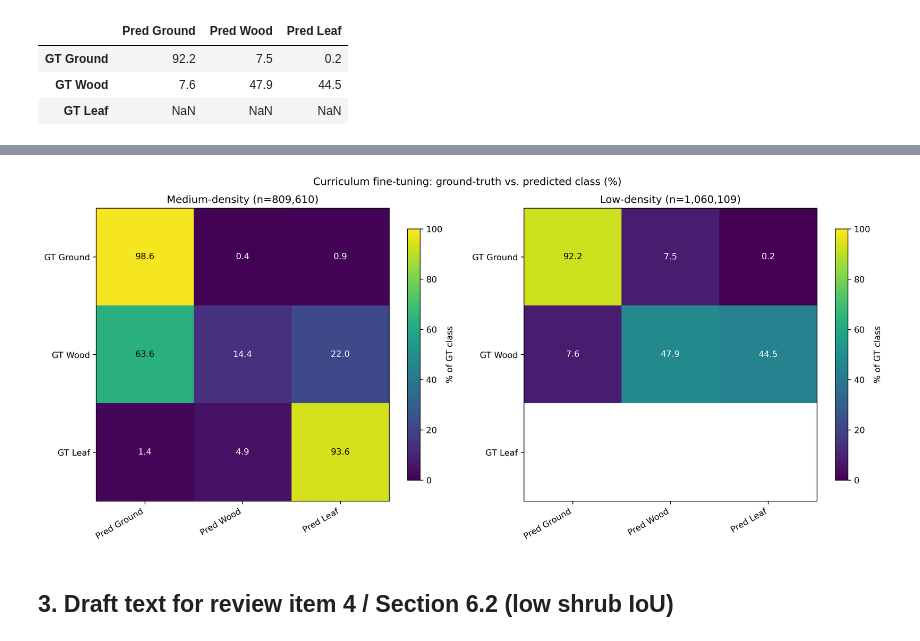
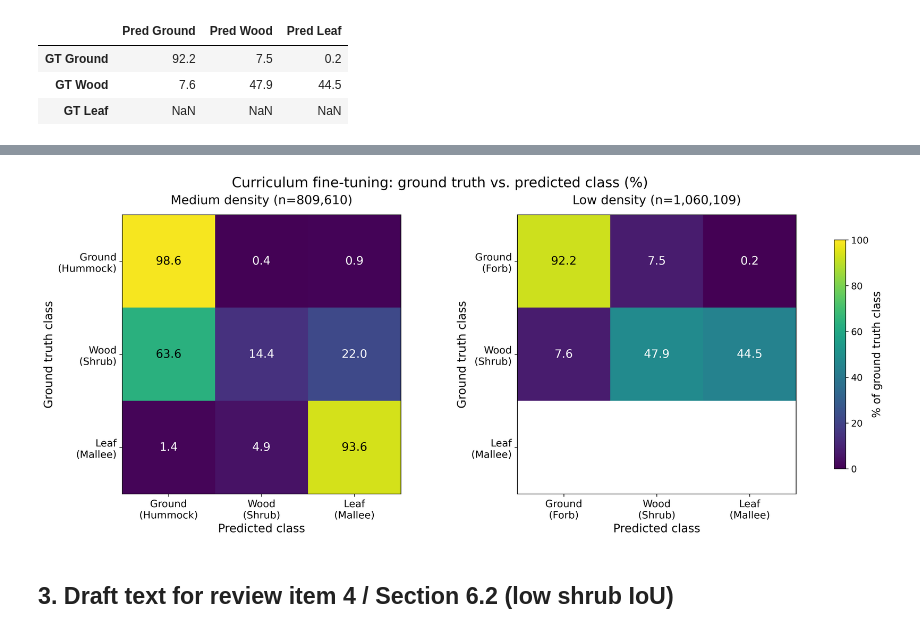
Before and after one commit to LNSOTOM/fvc_structure, a Jupyter notebook: phase_4_3D_lidar_prep/step_3_structure_class/notebooks/05_shrub_class_transition_matrix.ipynb, the cells around one changed output, grey strips where cells are left out. Saved outputs shown, nothing was run; the diff lists cells and outputs as text; code cells hidden in the pictures.

Commit message:
shrub low metric

```diff
--- a/phase_4_3D_lidar_prep/step_3_structure_class/notebooks/05_shrub_class_transition_matrix.ipynb
+++ b/phase_4_3D_lidar_prep/step_3_structure_class/notebooks/05_shrub_class_transition_matrix.ipynb
@@ -171,26 +170,88 @@ for density, label in [("medium", "Curriculum fine-tuning, medium"), ("low", "Cu
 | GT Wood | 7.6 | 47.9 | 44.5 |
 | GT Leaf | NaN | NaN | NaN |
 # %%
-fig, axes = plt.subplots(1, 2, figsize=(14, 6))
+from pathlib import Path
+
+import numpy as np
+import pandas as pd
+import matplotlib.pyplot as plt
+from IPython.display import Image, display
+
+if "OUTPUT_DIR" not in globals():
+    repo_root = Path.cwd().resolve()
+    for candidate in [repo_root, *repo_root.parents]:
+        step_dir = candidate / "phase_4_3D_lidar_prep" / "step_3_structure_class"
+        if step_dir.exists():
+            OUTPUT_DIR = step_dir / "assets" / "data_voxels_with_confidence"
+            OUTPUT_DIR.mkdir(parents=True, exist_ok=True)
+            break
+    else:
+        OUTPUT_DIR = Path(".")
+
+if "confusion_results" not in globals():
+    class_names = ["GT Ground", "GT Wood", "GT Leaf"]
+    pred_names = ["Pred Ground", "Pred Wood", "Pred Leaf"]
+    confusion_results = {
+        "medium": {
+            "pct": pd.DataFrame(
+                [[98.6, 0.4, 0.9], [63.6, 14.4, 22.0], [1.4, 4.9, 93.6]],
+                index=class_names,
+                columns=pred_names,
+            ),
+            "n": 809_610,
+        },
+        "low": {
+            "pct": pd.DataFrame(
+                [[92.2, 7.5, 0.2], [7.6, 47.9, 44.5], [np.nan, np.nan, np.nan]],
+                index=class_names,
+                columns=pred_names,
+            ),
+            "n": 1_060_109,
+        },
+    }
+
+SITE_CLASS_LABELS = {
+    "medium": {
+        "Ground": "Ground\n(Hummock)",
+        "Wood": "Wood\n(Shrub)",
+        "Leaf": "Leaf\n(Mallee)",
+    },
+    "low": {
+        "Ground": "Ground\n(Forb)",
+        "Wood": "Wood\n(Shrub)",
+        "Leaf": "Leaf\n(Mallee)",
+    },
+}
+
+fig, axes = plt.subplots(1, 2, figsize=(16, 6.5), constrained_layout=True)
 for ax, density in zip(axes, ["medium", "low"]):
     pct_df = confusion_results[density]["pct"]
+    labels = SITE_CLASS_LABELS[density]
     im = ax.imshow(pct_df.to_numpy(), cmap="viridis", vmin=0, vmax=100)
+
+    x_labels = [labels[col.replace("Pred ", "")] for col in pct_df.columns]
+    y_labels = [labels[idx.replace("GT ", "")] for idx in pct_df.index]
+
     ax.set_xticks(range(3))
-    ax.set_xticklabels(pct_df.columns, rotation=30, ha="right")
+    ax.set_xticklabels(x_labels, rotation=0, ha="center", fontsize=13)
     ax.set_yticks(range(3))
-    ax.set_yticklabels(pct_df.index)
-    ax.set_title(f"{density.title()}-density (n={confusion_results[density]['n']:,})")
+    ax.set_yticklabels(y_labels, fontsize=13)
+    ax.set_xlabel("Predicted class", fontsize=15)
+    ax.set_ylabel("Ground truth class", fontsize=15)
+    ax.set_title(f"{density.title()} density (n={confusion_results[density]['n']:,})", fontsize=16, pad=14)
+
     for i in range(3):
         for j in range(3):
             value = pct_df.to_numpy()[i, j]
             if np.isnan(value):
                 continue
             ax.text(j, i, f"{value:.1f}", ha="center", va="center",
-                    color="white" if value < 55 else "black", fontsize=10)
-    fig.colorbar(im, ax=ax, shrink=0.8, label="% of GT class")
+                    color="white" if value < 55 else "black", fontsize=15)
 
-fig.suptitle("Curriculum fine-tuning: ground-truth vs. predicted class (%)")
-fig.tight_layout()
+cbar = fig.colorbar(im, ax=axes, shrink=0.82)
+cbar.ax.tick_params(labelsize=12)
+cbar.set_label("% of ground truth class", fontsize=14)
+fig.suptitle("Curriculum fine-tuning: ground truth vs. predicted class (%)", fontsize=18)
 confusion_fig_path = OUTPUT_DIR / "model_confusion_matrix_curriculum.png"
 fig.savefig(confusion_fig_path, dpi=300, bbox_inches="tight")
 plt.close(fig)
@@ -201,4 +262,4 @@ Wrote: /home/laura/Documents/code/fvc_structure/phase_4_3D_lidar_prep/step_3_str
-[figure, old version]
+[figure, new version]
 # %% [markdown]
 ## 3. Draft text for review item 4 / Section 6.2 (low shrub IoU)
 # %%
```
Also changed, not shown: parts of 2 cells of this notebook.
